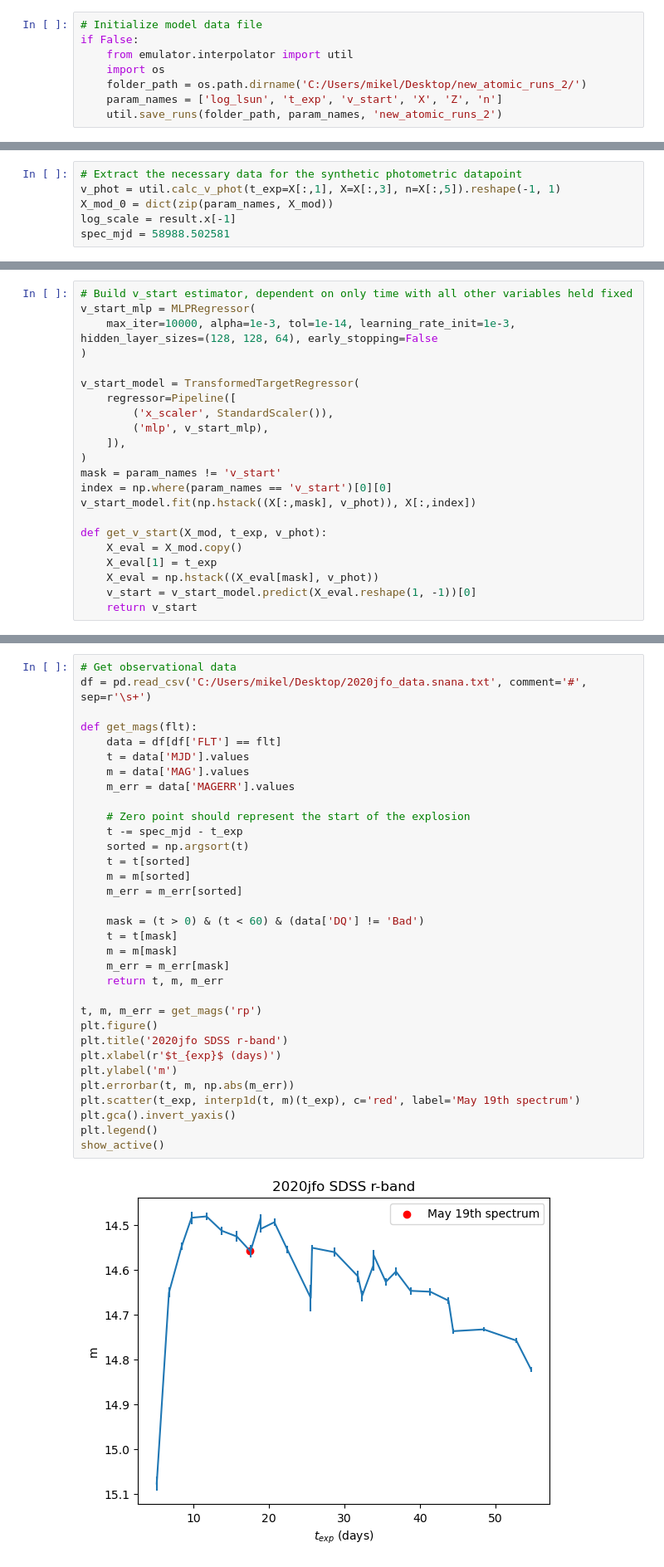
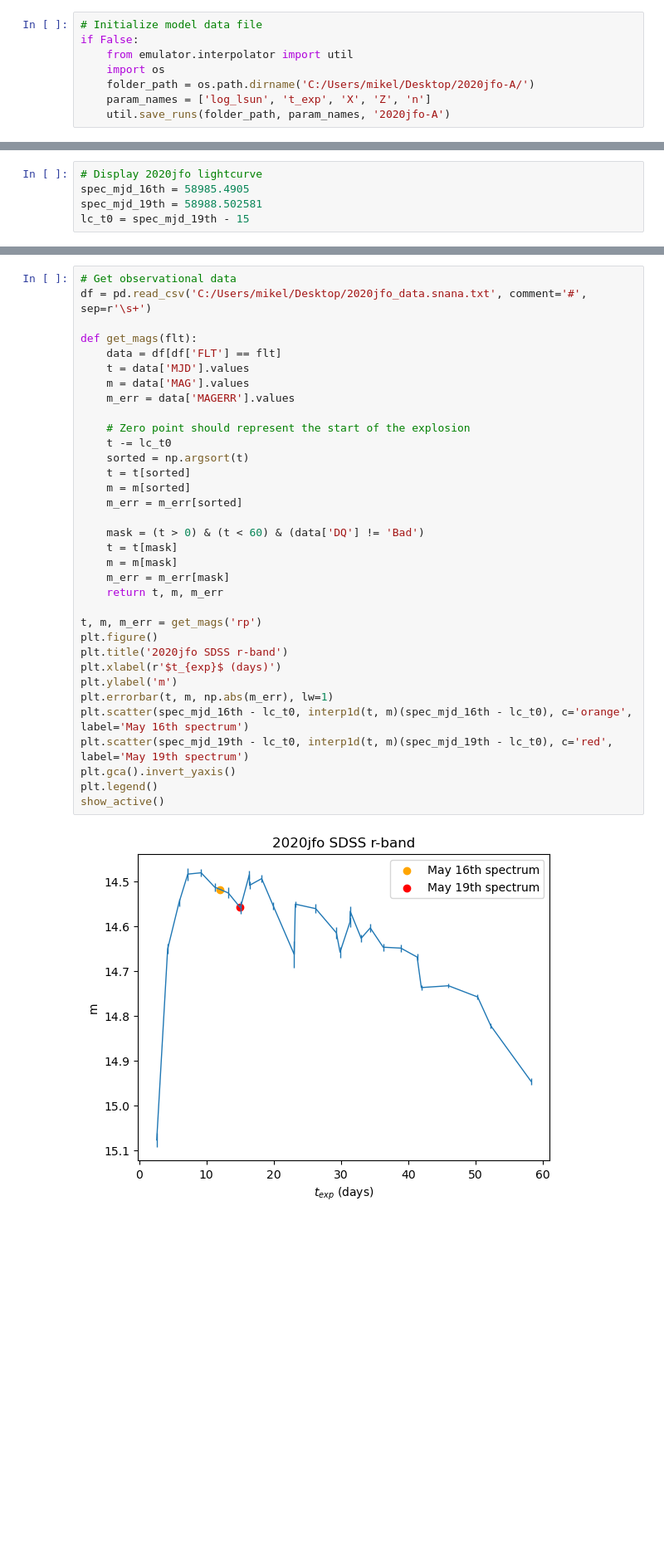
Before and after one commit to MichaelLukaszyk/iip-emulator, a Jupyter notebook: emulator/interpolator/interp.ipynb, the cells around one changed output, grey strips where cells are left out. Shown at 83% size. Saved outputs shown, nothing was run; the diff lists cells and outputs as text; blank space fills up the shorter version.

```diff
--- a/emulator/interpolator/interp.ipynb
+++ b/emulator/interpolator/interp.ipynb
@@ -72,7 +93,7 @@ if False:
 if False:
     from emulator.interpolator import util
     import os
-    folder_path = os.path.dirname('C:/Users/mikel/Desktop/new_atomic_runs_2/')
-    param_names = ['log_lsun', 't_exp', 'v_start', 'X', 'Z', 'n']
-    util.save_runs(folder_path, param_names, 'new_atomic_runs_2')
+    folder_path = os.path.dirname('C:/Users/mikel/Desktop/2020jfo-A/')
+    param_names = ['log_lsun', 't_exp', 'X', 'Z', 'n']
+    util.save_runs(folder_path, param_names, '2020jfo-A')
 # %%
@@ -436,8 +491,7 @@ data =  {'log_lsun': 7.962654584751952, 't_exp': 13.773102940555766, 'X': 0.6857
 # %% [markdown]
 # Lightcurve
 # %%
-# Extract the necessary data for the synthetic photometric datapoint
-v_phot = util.calc_v_phot(t_exp=X[:,1], X=X[:,3], n=X[:,5]).reshape(-1, 1)
-X_mod_0 = dict(zip(param_names, X_mod))
-log_scale = result.x[-1]
-spec_mjd = 58988.502581
+# Display 2020jfo lightcurve
+spec_mjd_16th = 58985.4905
+spec_mjd_19th = 58988.502581
+lc_t0 = spec_mjd_19th - 15
@@ -450,22 +497,0 @@ show_active()
-# %%
-# Build v_start estimator, dependent on only time with all other variables held fixed
-v_start_mlp = MLPRegressor(
-    max_iter=10000, alpha=1e-3, tol=1e-14, learning_rate_init=1e-3, hidden_layer_sizes=(128, 128, 64), early_stopping=False
-)
-
-v_start_model = TransformedTargetRegressor(
-    regressor=Pipeline([
-        ('x_scaler', StandardScaler()),
-        ('mlp', v_start_mlp),
-    ]),
-)
-mask = param_names != 'v_start'
-index = np.where(param_names == 'v_start')[0][0]
-v_start_model.fit(np.hstack((X[:,mask], v_phot)), X[:,index])
-
-def get_v_start(X_mod, t_exp, v_phot):
-    X_eval = X_mod.copy()
-    X_eval[1] = t_exp
-    X_eval = np.hstack((X_eval[mask], v_phot))
-    v_start = v_start_model.predict(X_eval.reshape(1, -1))[0]
-    return v_start
@@ -483,35 +499,36 @@ print(v_start)
 # Get observational data
 df = pd.read_csv('C:/Users/mikel/Desktop/2020jfo_data.snana.txt', comment='#', sep=r'\s+')
 
 def get_mags(flt):
     data = df[df['FLT'] == flt]
     t = data['MJD'].values
     m = data['MAG'].values
     m_err = data['MAGERR'].values
 
     # Zero point should represent the start of the explosion
-    t -= spec_mjd - t_exp
+    t -= lc_t0
     sorted = np.argsort(t)
     t = t[sorted]
     m = m[sorted]
     m_err = m_err[sorted]
 
     mask = (t > 0) & (t < 60) & (data['DQ'] != 'Bad')
     t = t[mask]
     m = m[mask]
     m_err = m_err[mask]
     return t, m, m_err
 
 t, m, m_err = get_mags('rp')
 plt.figure()
 plt.title('2020jfo SDSS r-band')
 plt.xlabel(r'$t_{exp}$ (days)')
 plt.ylabel('m')
-plt.errorbar(t, m, np.abs(m_err))
-plt.scatter(t_exp, interp1d(t, m)(t_exp), c='red', label='May 19th spectrum')
+plt.errorbar(t, m, np.abs(m_err), lw=1)
+plt.scatter(spec_mjd_16th - lc_t0, interp1d(t, m)(spec_mjd_16th - lc_t0), c='orange', label='May 16th spectrum')
+plt.scatter(spec_mjd_19th - lc_t0, interp1d(t, m)(spec_mjd_19th - lc_t0), c='red', label='May 19th spectrum')
 plt.gca().invert_yaxis()
 plt.legend()
 show_active()
 # %% [output]
-[figure, old version]
+[figure, new version]
 # %%
```
Also changed, not shown: parts of 21 cells of this notebook, 5 other files.
